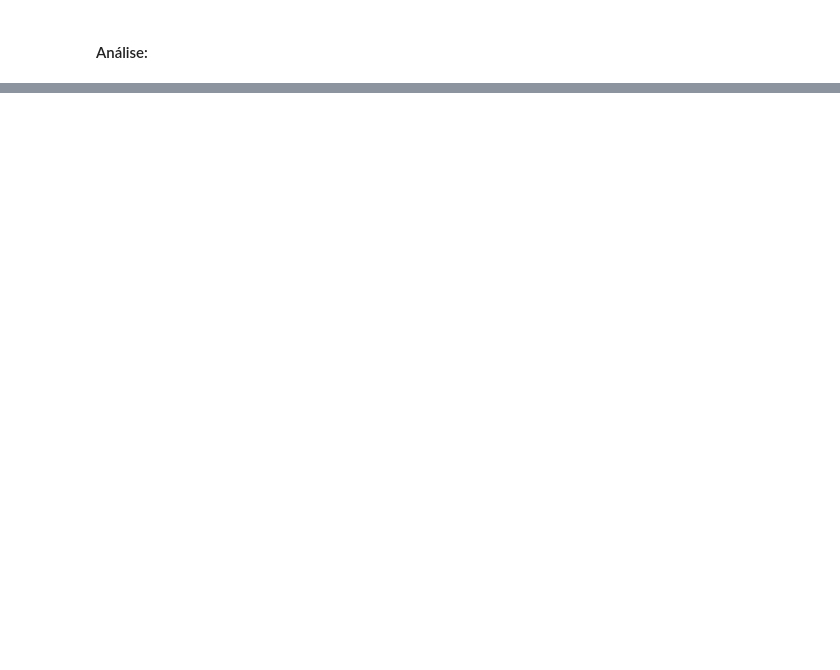
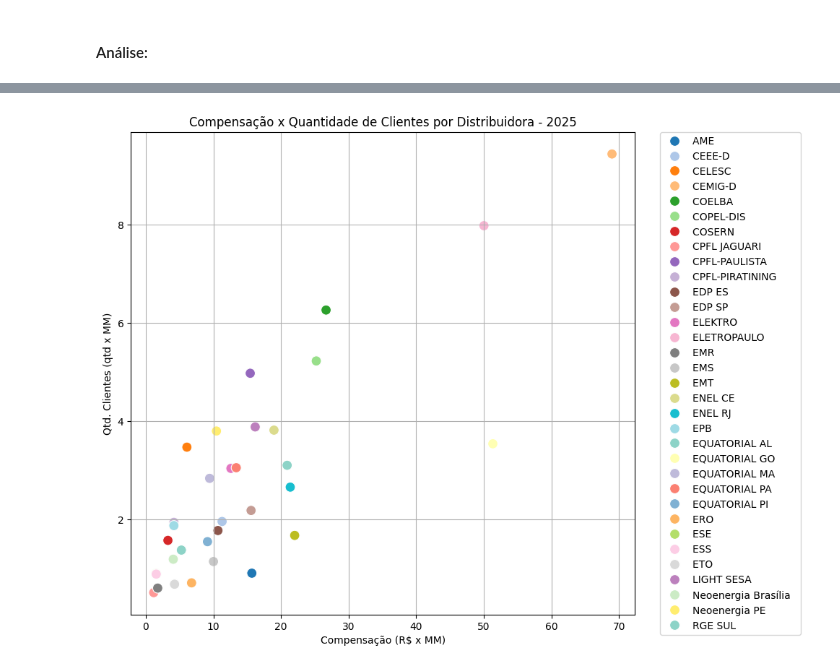
Before and after one commit to isabellacalfa/analise-distribuidoras-energia, a Jupyter notebook: notebook-analises.ipynb, the cells around one changed output, grey strips where cells are left out. Cells and saved outputs as stored; diff of their text form; code cells hidden in the pictures; blank space fills up the shorter version.

```diff
--- a/notebook-analises.ipynb
+++ b/notebook-analises.ipynb
@@ -294,0 +453,15 @@ dfCompT.groupby(by=['SIGINDICADOR','DSCINDICADOR']).count()
+# %%
+# Gráfico:
+plt.subplots(figsize=(10,8))
+plt.grid()
+# Ajustes de gráficos:
+palette = sns.color_palette("tab20", 20) + sns.color_palette("Set3", 13)
+ax=sns.scatterplot(y=dfGraph["NUC"]/1000000, x=dfGraph["VLRINDICEENVIADO"]/1000000, data=dfGraph, hue='SIGAGENTE', palette=palette, s=100)
+ax.set(ylabel='Qtd. Clientes (qtd x MM)', xlabel='Compensação (R$ x MM)', title='Compensação x Quantidade de Clientes por Distribuidora - 2025')
+plt.legend(bbox_to_anchor=(1.05, 1), loc='upper left', borderaxespad=0.)
+
+# Salvando a imagem:
+plt.tight_layout()
+plt.savefig(os.path.join(IMAGES_PATH, 'compensacao-valor-qtd-clientes-disco-2025.png'))
+# %% [output]
+[figure, added]
```
Also changed, not shown: parts of 20 cells of this notebook, 14 other files.
